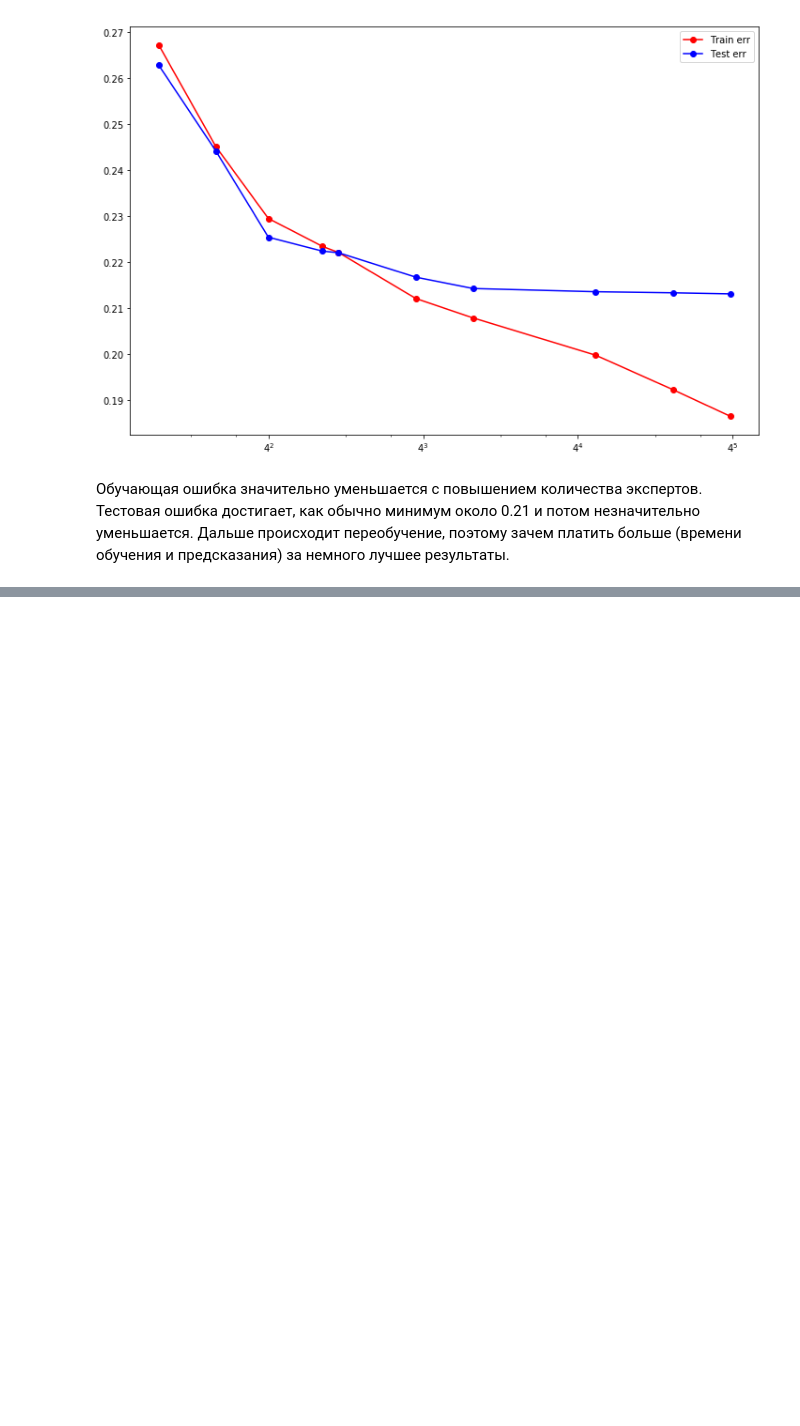
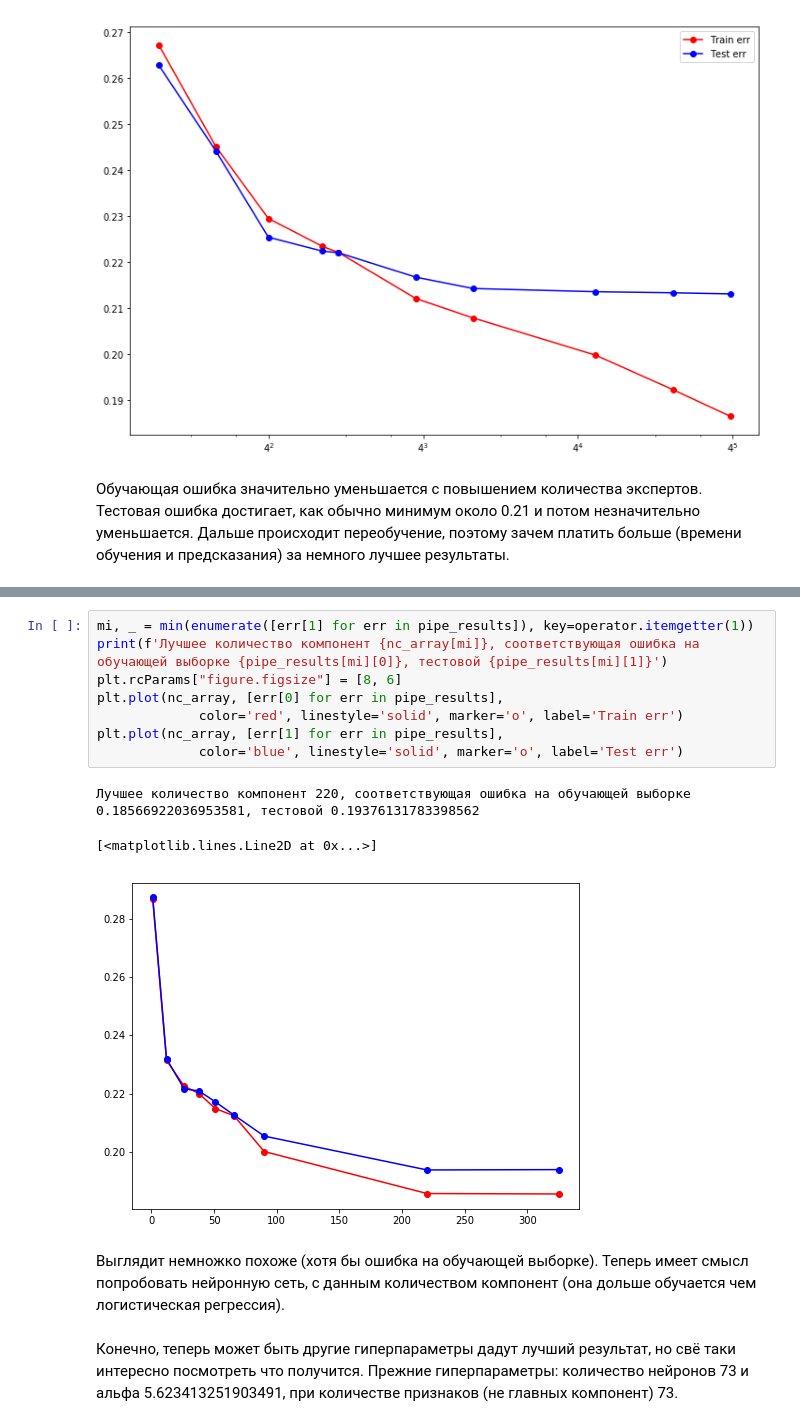
Before and after one commit to kormang/MachineLearningCourseProject, a Jupyter notebook: gss.ipynb, the cells around one changed output, grey strips where cells are left out. Saved outputs shown, nothing was run; the diff lists cells and outputs as text; blank space fills up the shorter version.

```diff
--- a/gss.ipynb
+++ b/gss.ipynb
@@ -1126,0 +1289,17 @@ plot_forest_results(results_for_gbt, n_estimators)
+# %%
+mi, _ = min(enumerate([err[1] for err in pipe_results]), key=operator.itemgetter(1))
+print(f'Лучшее количество компонент {nc_array[mi]}, соответствующая ошибка на обучающей выборке {pipe_results[mi][0]}, тестовой {pipe_results[mi][1]}')
+plt.rcParams["figure.figsize"] = [8, 6]
+plt.plot(nc_array, [err[0] for err in pipe_results],
+             color='red', linestyle='solid', marker='o', label='Train err')
+plt.plot(nc_array, [err[1] for err in pipe_results],
+             color='blue', linestyle='solid', marker='o', label='Test err')
+# %% [output]
+Лучшее количество компонент 220, соответствующая ошибка на обучающей выборке 0.18566922036953581, тестовой 0.19376131783398562
+[<matplotlib.lines.Line2D at 0x...>]
+[figure, added]
+# %% [markdown]
+Выглядит немножко похоже (хотя бы ошибка на обучающей выборке). Теперь имеет смысл попробовать нейронную сеть, с данным количеством компонент (она дольше обучается чем логистическая регрессия).
+# %% [markdown]
+Конечно, теперь может быть другие гиперпараметры дадут лучший результат, но свё таки интересно посмотреть что получится.
+Прежние гиперпараметры: количество нейронов 73 и альфа 5.623413251903491, при количестве признаков (не главных компонент) 73.
```
Also changed, not shown: parts of 56 cells of this notebook.
